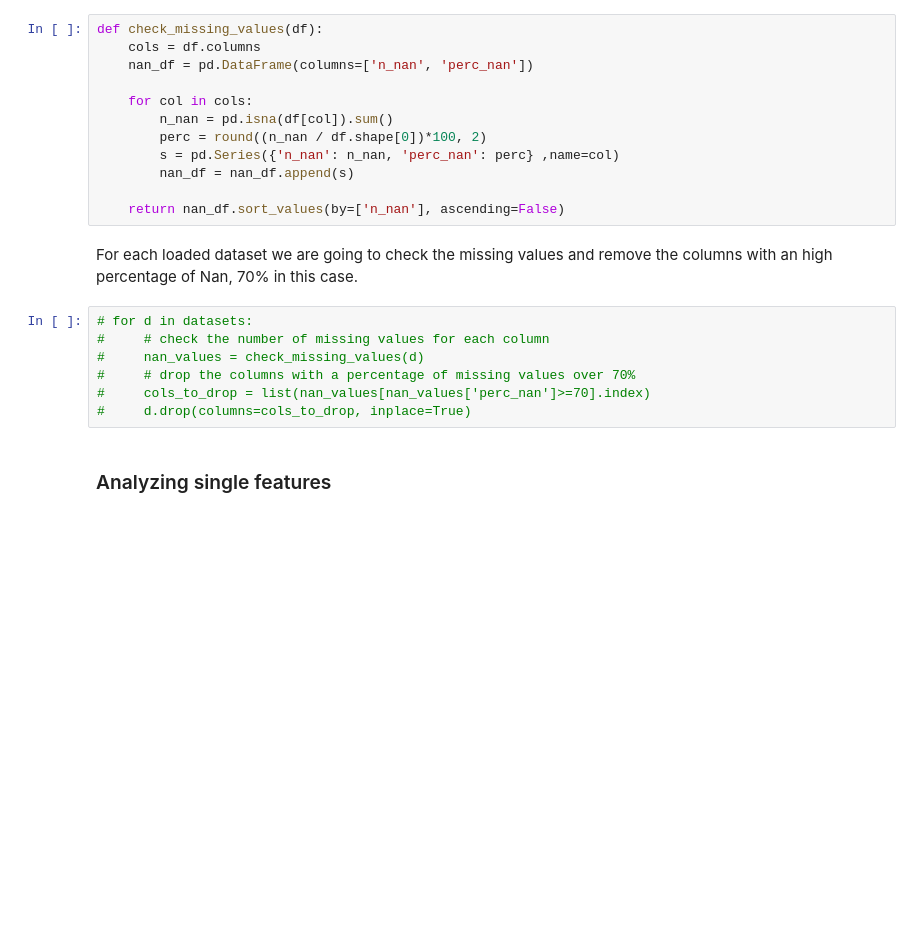
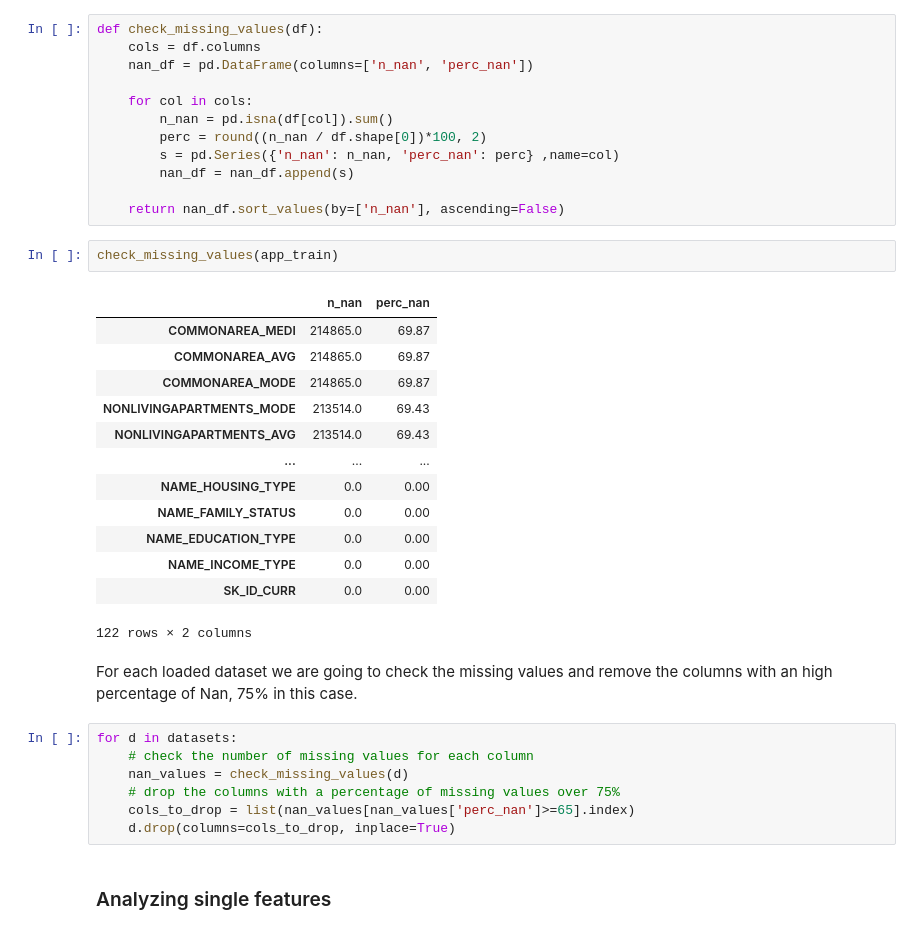
Before and after one commit to paolomandica/FDS-home-credit-default-risk, a Jupyter notebook: main-paolo.ipynb, the cells around one changed output. Drawn from its saved outputs; the diff is of its cells as text; blank space fills up the shorter version.

Commit message:
REMOVING missing values >= 65%

```diff
--- a/main-paolo.ipynb
+++ b/main-paolo.ipynb
@@ -100,15 +100,31 @@ def check_missing_values(df):
         nan_df = nan_df.append(s)
 
     return nan_df.sort_values(by=['n_nan'], ascending=False)
+# %%
+check_missing_values(app_train)
+# %% [output]
+|  | n_nan | perc_nan |
+| COMMONAREA_MEDI | 214865.0 | 69.87 |
+| COMMONAREA_AVG | 214865.0 | 69.87 |
+| COMMONAREA_MODE | 214865.0 | 69.87 |
+| NONLIVINGAPARTMENTS_MODE | 213514.0 | 69.43 |
+| NONLIVINGAPARTMENTS_AVG | 213514.0 | 69.43 |
+| ... | ... | ... |
+| NAME_HOUSING_TYPE | 0.0 | 0.00 |
+| NAME_FAMILY_STATUS | 0.0 | 0.00 |
+| NAME_EDUCATION_TYPE | 0.0 | 0.00 |
+| NAME_INCOME_TYPE | 0.0 | 0.00 |
+| SK_ID_CURR | 0.0 | 0.00 |
+122 rows × 2 columns
 # %% [markdown]
-For each loaded dataset we are going to check the missing values and remove the columns with an high percentage of Nan, 70% in this case.
+For each loaded dataset we are going to check the missing values and remove the columns with an high percentage of Nan, 75% in this case.
 # %%
-# for d in datasets:
-#     # check the number of missing values for each column
-#     nan_values = check_missing_values(d)
-#     # drop the columns with a percentage of missing values over 70%
-#     cols_to_drop = list(nan_values[nan_values['perc_nan']>=70].index)
-#     d.drop(columns=cols_to_drop, inplace=True)
+for d in datasets:
+    # check the number of missing values for each column
+    nan_values = check_missing_values(d)
+    # drop the columns with a percentage of missing values over 75%
+    cols_to_drop = list(nan_values[nan_values['perc_nan']>=65].index)
+    d.drop(columns=cols_to_drop, inplace=True)
 # %% [markdown]
 ### Analyzing single features
 # %% [markdown]
```
Also changed, not shown: parts of 16 cells of this notebook, 1 other file.
